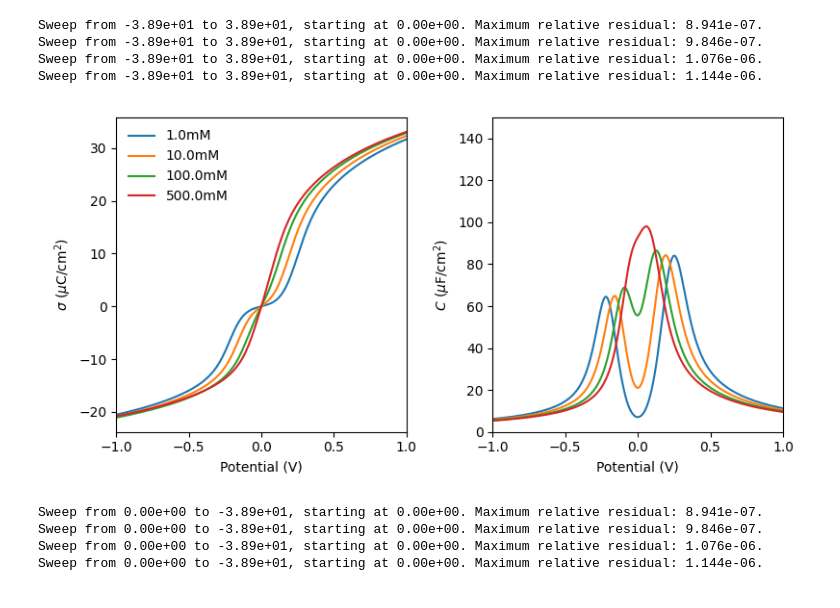
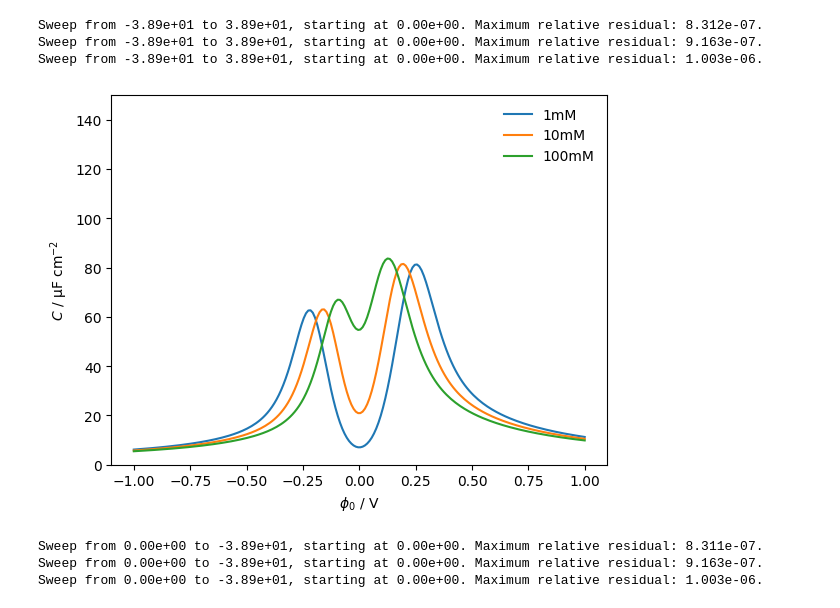
Before and after one commit to lucasdekam/frumkin, a Jupyter notebook: examples/concentrations.ipynb, the cells around one changed output. Cells and saved outputs as stored; diff of their text form; code cells hidden in the pictures.

```diff
--- a/examples/concentrations.ipynb
+++ b/examples/concentrations.ipynb
@@ -4,51 +4,51 @@ from frumkin.gongadze_iglic import GongadzeIglic
 import numpy as np
 
 potential = np.linspace(-1, 1, 200)
-concentrations = [1e-3, 1e-2, 1e-1, 5e-1]
+concentrations = [1e-3, 1e-2, 1e-1]
 results = []
 
 def get_model(conc):
     el = LatticeElectrolyte([
-        Water(),
-        Ion(r"Na$^+$", 6, conc, +1),
-        Ion(r"Cl$^-$", 2, conc, -1),
+        Water(name='water'),
+        Ion(r"sodium", 6, conc, +1),
+        Ion(r"chlorine", 2, conc, -1),
     ])
 
-    return GongadzeIglic(el, ohp=2.8) #, eps_stern=10)
+    return GongadzeIglic(el, ohp=3)
 
 for conc in concentrations:
     model = get_model(conc)
     result = model.voltammetry(potential, tol=1e-5)
     results.append(result)
 # %% [output]
-Sweep from -3.89e+01 to 3.89e+01, starting at 0.00e+00. Maximum relative residual: 8.941e-07.
-Sweep from -3.89e+01 to 3.89e+01, starting at 0.00e+00. Maximum relative residual: 9.846e-07.
-Sweep from -3.89e+01 to 3.89e+01, starting at 0.00e+00. Maximum relative residual: 1.076e-06.
-Sweep from -3.89e+01 to 3.89e+01, starting at 0.00e+00. Maximum relative residual: 1.144e-06.
+Sweep from -3.89e+01 to 3.89e+01, starting at 0.00e+00. Maximum relative residual: 8.312e-07.
+Sweep from -3.89e+01 to 3.89e+01, starting at 0.00e+00. Maximum relative residual: 9.163e-07.
+Sweep from -3.89e+01 to 3.89e+01, starting at 0.00e+00. Maximum relative residual: 1.003e-06.
 # %%
 import matplotlib.pyplot as plt
-%matplotlib widget
 
-fig = None
+fig = plt.figure()
+ax = fig.add_subplot()
 
 for conc, result in zip(concentrations, results):
-    fig = result.plot(fig=fig, legend=0, label=f"{conc*1e3:.1f}mM")
+    ax.plot(result.potential, result.capacitance, label=f"{conc*1e3:.0f}mM")
 
-fig.axes[1].set_ylim([0, 150])
-fig.axes[0].legend(frameon=False)
+ax.set_ylim([0, 150])
+ax.legend(frameon=False)
+ax.set_xlabel(r'$\phi_0$ / V')
+ax.set_ylabel(r'$C$ / μF cm$^{-2}$')
 plt.show()
 # %% [output]
-[figure, old version]
+[figure, new version]
 # %%
 profiles = []
-potential = -1
+potential = -1  # V vs. PZC
 
 for conc in concentrations:
     model = get_model(conc)
     prf = model.single_point(potential, tol=1e-5)
     profiles.append(prf)
 # %% [output]
-Sweep from 0.00e+00 to -3.89e+01, starting at 0.00e+00. Maximum relative residual: 8.941e-07.
-Sweep from 0.00e+00 to -3.89e+01, starting at 0.00e+00. Maximum relative residual: 9.846e-07.
-Sweep from 0.00e+00 to -3.89e+01, starting at 0.00e+00. Maximum relative residual: 1.076e-06.
-Sweep from 0.00e+00 to -3.89e+01, starting at 0.00e+00. Maximum relative residual: 1.144e-06.
+Sweep from 0.00e+00 to -3.89e+01, starting at 0.00e+00. Maximum relative residual: 8.311e-07.
+Sweep from 0.00e+00 to -3.89e+01, starting at 0.00e+00. Maximum relative residual: 9.163e-07.
+Sweep from 0.00e+00 to -3.89e+01, starting at 0.00e+00. Maximum relative residual: 1.003e-06.
```
Also changed, not shown: parts of 2 cells of this notebook, 6 other files.
